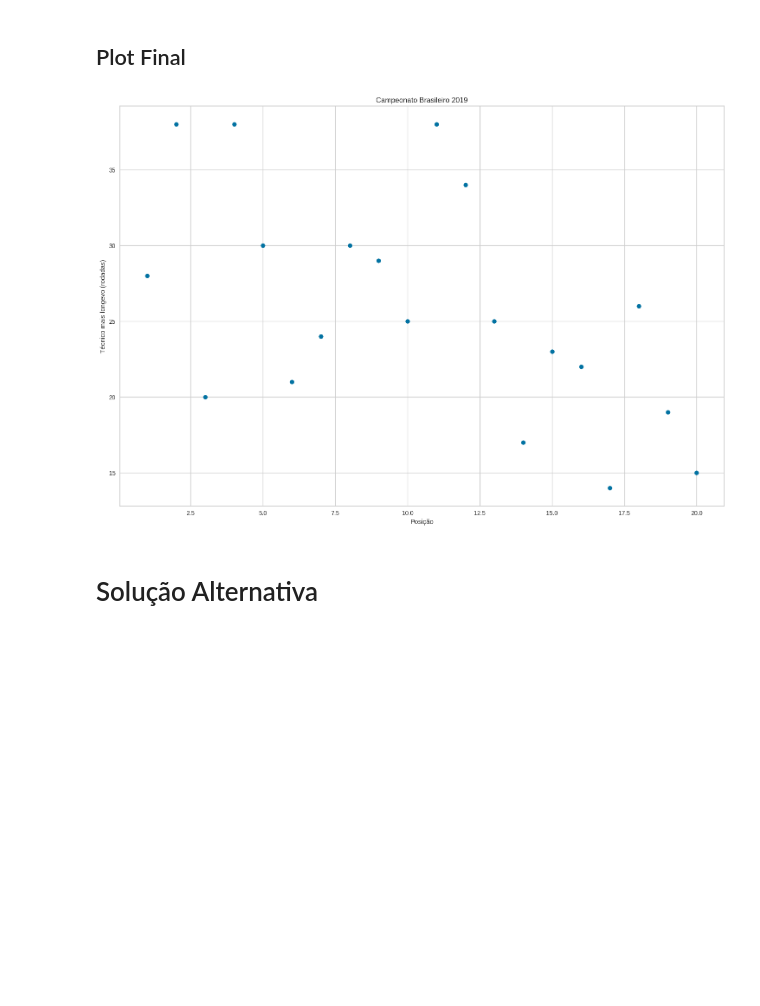
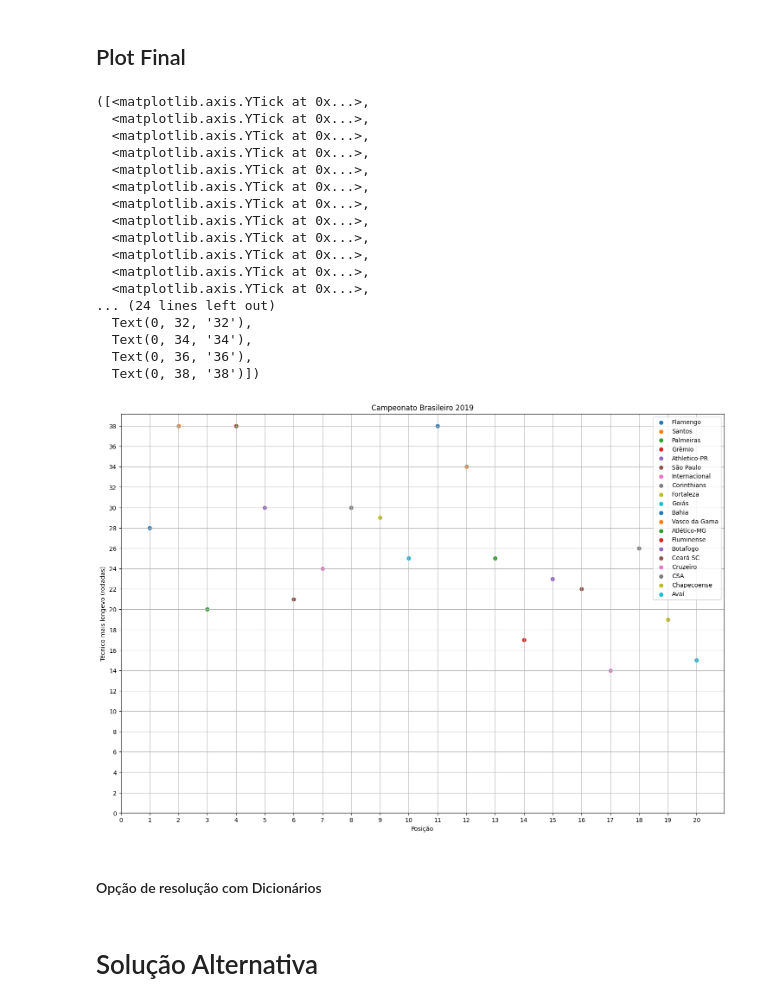
Before and after one commit to ChenYP-1982/ADA-Pr1, a Jupyter notebook: Projeto_final.ipynb, the cells around one changed output. Cells and saved outputs as stored; diff of their text form; code cells hidden in the pictures; blank space fills up the shorter version.

```diff
--- a/Projeto_final.ipynb
+++ b/Projeto_final.ipynb
@@ -269,7 +301,8 @@ df.head()
 ## Opção de resolução com Listas
 ###Criando Listas a Partir do df
 # %%
-df = pd.read_json('/Users/chenyenpin/Documents/ADA-Pr1/dados/brasileirao-2019.json')
+df = pd.read_json('brasileirao-2019.json')
+#df = pd.read_json('/Users/chenyenpin/Documents/ADA-Pr1/dados/brasileirao-2019.json')
 
 
 time_home = []
@@ -457,7 +484,6 @@ for elemento, treinador in zip(lista_freq, treinadores):
 # %%
 
 contagem_final = {}
-
 for time, vitorias, in contagem_vitorias.items():
     empates = contagem_empates.get(time, 0)
     saldos= saldo.get(time,0)
@@ -465,37 +491,60 @@ for time, vitorias, in contagem_vitorias.items():
 
     contagem_final[time] = ([(3*vitorias) + empates,vitorias,saldos, gols ])
 
-ordem = sorted(contagem_final.items(), key=lambda x: x[1],reverse= True)
+    ordem = sorted(contagem_final.items(), key=lambda x: x[1],reverse= True)
 
-times_ordenados = dict(ordem)
+    times_ordenados = dict(ordem)
 
-times_ordenados
+    times_ordenados
 
-long_ord = {}
-longev_plot = []
-for time in times_ordenados.keys():
-    for time_long, longevidade in dict_longev.items():
-        if time == time_long:
-            long_ord.update({time:longevidade})
-            longev_plot.append(longevidade)
-
-
-pos_plot = list(range(1,21))
+    long_ord = {}
+    longev_plot = []
+    time_plot = []
+    for time in times_ordenados.keys():
+        for time_long, longevidade in dict_longev.items():
+            if time == time_long:
+                long_ord.update({time:longevidade})
+                longev_plot.append(longevidade)
+                time_plot.append(time)
 # %% [markdown]
 ## Plot Final
 # %%
+pos_plot = list(range(1,21))
+
 plt.figure(figsize=(18,12))
 plt.title('Campeonato Brasileiro 2019')
 legenda = []
-plt.scatter(pos_plot, longev_plot)
-  #legenda.append(resultado[1] + " (" + resultado[2]["nome"] + ")")
-#plt.legend(legenda)
+for pos_plot, longev_plot  in zip(pos_plot, longev_plot):#forma pra percorrer a a lista analise que contem as tuplas e plotar as bolinhas no grafico
+    plt.scatter(pos_plot, longev_plot)
+    legenda.append(time_plot)
+plt.legend(time_plot)
 plt.xlabel('Posição')
 plt.ylabel('Técnico mais longevo (rodadas)')
 plt.grid(True)
 plt.xscale('linear')
+plt.xticks(list(range(0,21)))
+plt.yticks(list(range(0,40,2)))
 # %% [output]
+([<matplotlib.axis.YTick at 0x...>,
+  <matplotlib.axis.YTick at 0x...>,
+  <matplotlib.axis.YTick at 0x...>,
+  <matplotlib.axis.YTick at 0x...>,
+  <matplotlib.axis.YTick at 0x...>,
+  <matplotlib.axis.YTick at 0x...>,
+  <matplotlib.axis.YTick at 0x...>,
+  <matplotlib.axis.YTick at 0x...>,
+  <matplotlib.axis.YTick at 0x...>,
+  <matplotlib.axis.YTick at 0x...>,
+  <matplotlib.axis.YTick at 0x...>,
+  <matplotlib.axis.YTick at 0x...>,
+... (24 lines left out)
+  Text(0, 32, '32'),
+  Text(0, 34, '34'),
+  Text(0, 36, '36'),
+  Text(0, 38, '38')])
-[figure, old version]
+[figure, new version]
+# %% [markdown]
+#### Opção de resolução com Dicionários
 # %% [markdown]
 # Solução Alternativa
 # %%
```
Also changed, not shown: parts of 12 cells of this notebook.
